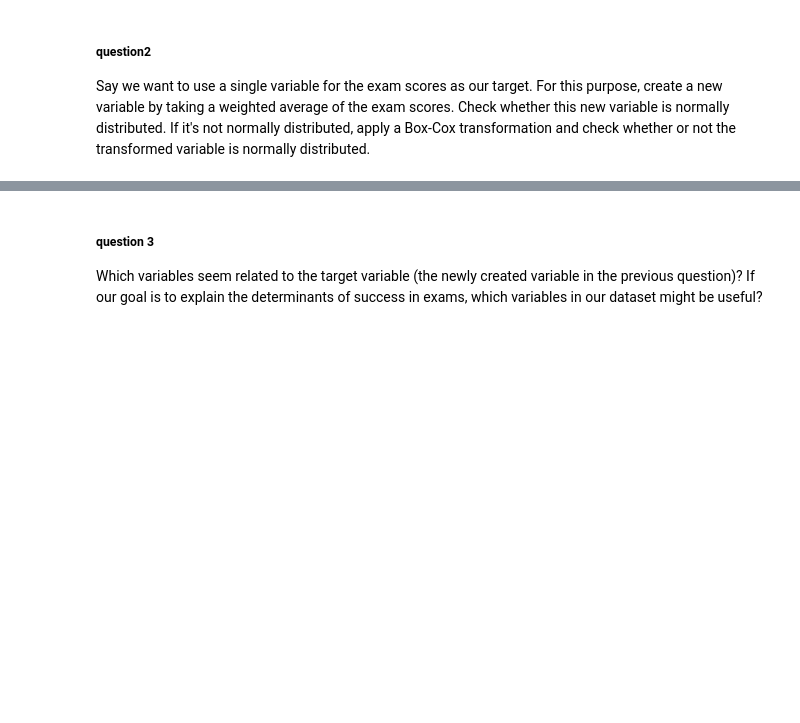
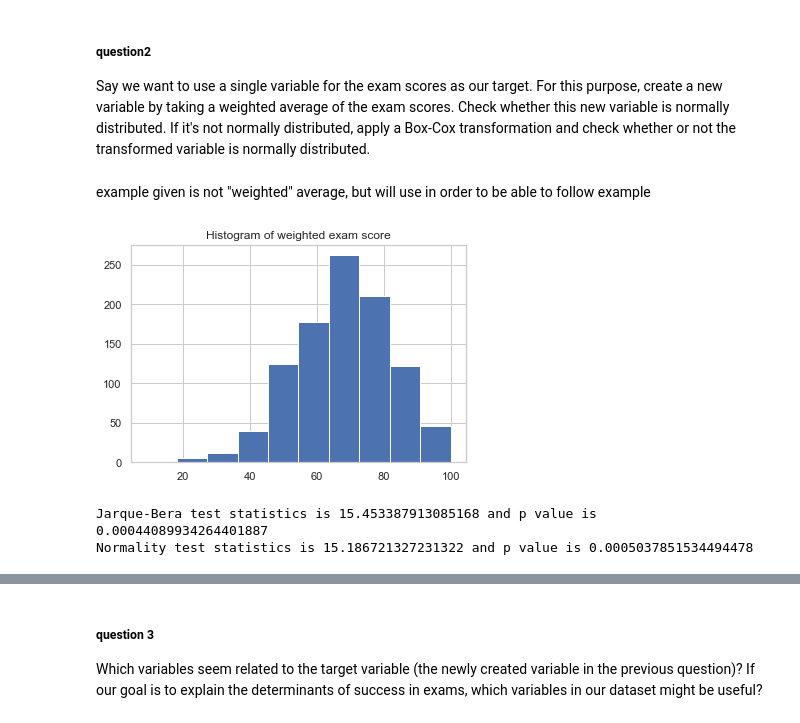
Before and after one commit to kathieking/Thinkful, a Jupyter notebook: check17_7_assignment.ipynb, the cells around one changed output, grey strips where cells are left out. Saved outputs shown, nothing was run; the diff lists cells and outputs as text; code cells hidden in the pictures; blank space fills up the shorter version.

```diff
--- a/check17_7_assignment.ipynb
+++ b/check17_7_assignment.ipynb
@@ -175,3 +201,22 @@ plt.figure(figsize=(18,10))
 # %% [markdown]
 ##### question2
 Say we want to use a single variable for the exam scores as our target. For this purpose, create a new variable by taking a weighted average of the exam scores. Check whether this new variable is normally distributed. If it's not normally distributed, apply a Box-Cox transformation and check whether or not the transformed variable is normally distributed.
+# %% [markdown]
+example given is not "weighted" average, but will use in order to be able to follow example
+# %%
+wt_score = (studentsperformance_df['math score'] + studentsperformance_df['reading score'] + studentsperformance_df['writing score'])/3
+
+plt.hist(wt_score)
+plt.title('Histogram of weighted exam score')
+plt.show()
+# %% [output]
+[figure, added]
+# %%
+jb_stats = jarque_bera(wt_score)
+norm_stats = normaltest(wt_score)
+
+print("Jarque-Bera test statistics is {0} and p value is {1}".format(jb_stats[0], jb_stats[1]))
+print("Normality test statistics is {0} and p value is {1}".format(norm_stats[0], norm_stats[1]))
+# %% [output]
+Jarque-Bera test statistics is 15.453387913085168 and p value is 0.00044089934264401887
+Normality test statistics is 15.186721327231322 and p value is 0.0005037851534494478
```
Also changed, not shown: parts of 12 cells of this notebook.
